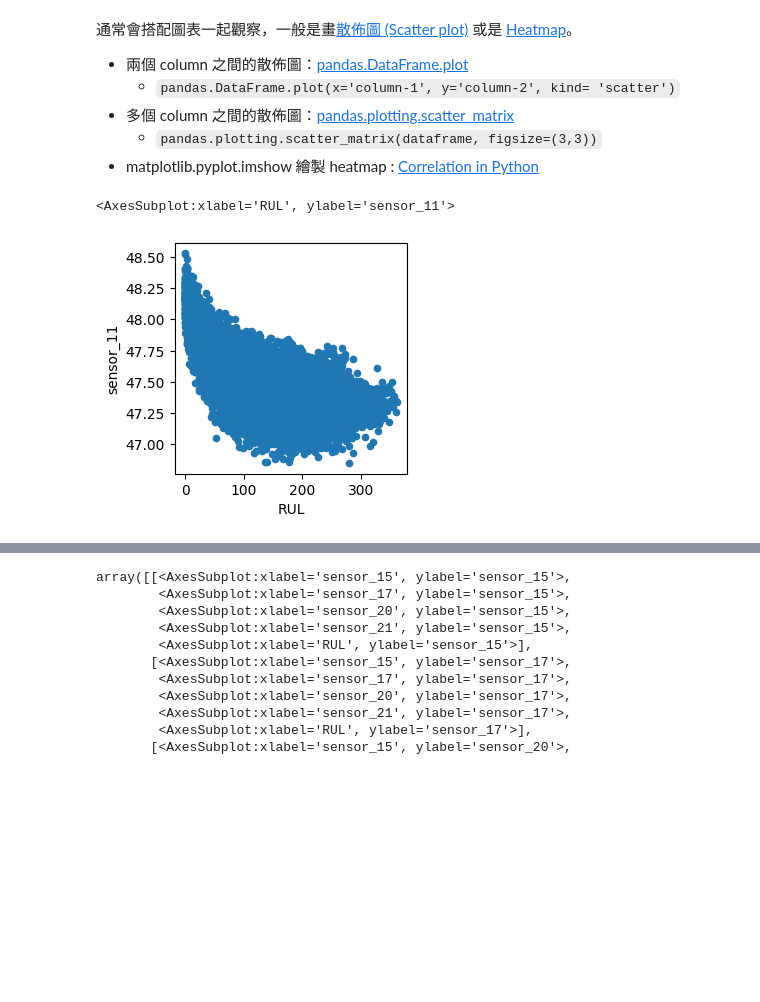
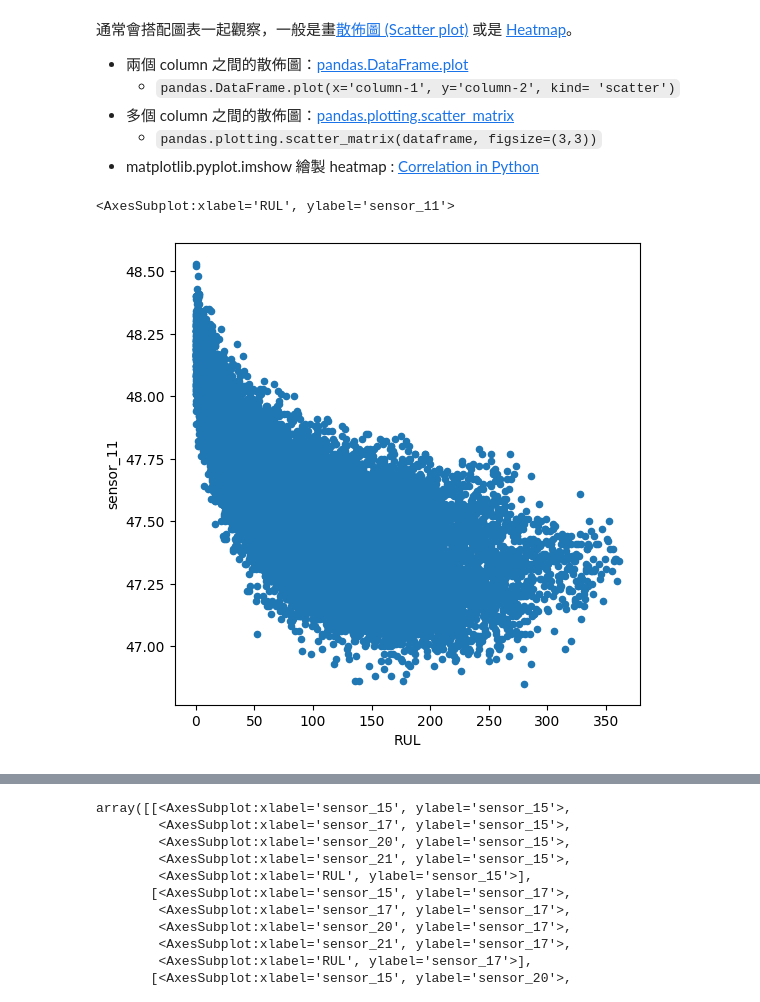
Before and after one commit to yatingAnne/pandas_training, a Jupyter notebook: Chapter 5 - Calculating_turbofan.ipynb, the cells around one changed output, grey strips where cells are left out. Drawn from its saved outputs; the diff is of its cells as text; code cells hidden in the pictures; blank space fills up the shorter version.

```diff
--- a/Chapter 5 - Calculating_turbofan.ipynb
+++ b/Chapter 5 - Calculating_turbofan.ipynb
@@ -597,7 +601,7 @@ df_2.corr()
 # %%
 # 使用 .plot(kind='scatter') 畫出
 # 感測器11 (column label: 'sensor_11') 和 剩餘壽命 (column label: 'RUL') 的散佈圖
-df_2.plot(x='RUL', y='sensor_11', kind='scatter', figsize=(3,3))
+df_2.plot(x='RUL', y='sensor_11', kind='scatter', figsize=(6,6))
 # %% [output]
 <AxesSubplot:xlabel='RUL', ylabel='sensor_11'>
-[figure, old version]
+[figure, new version]
```
Also changed, not shown: parts of 8 cells of this notebook, 1 other file.
